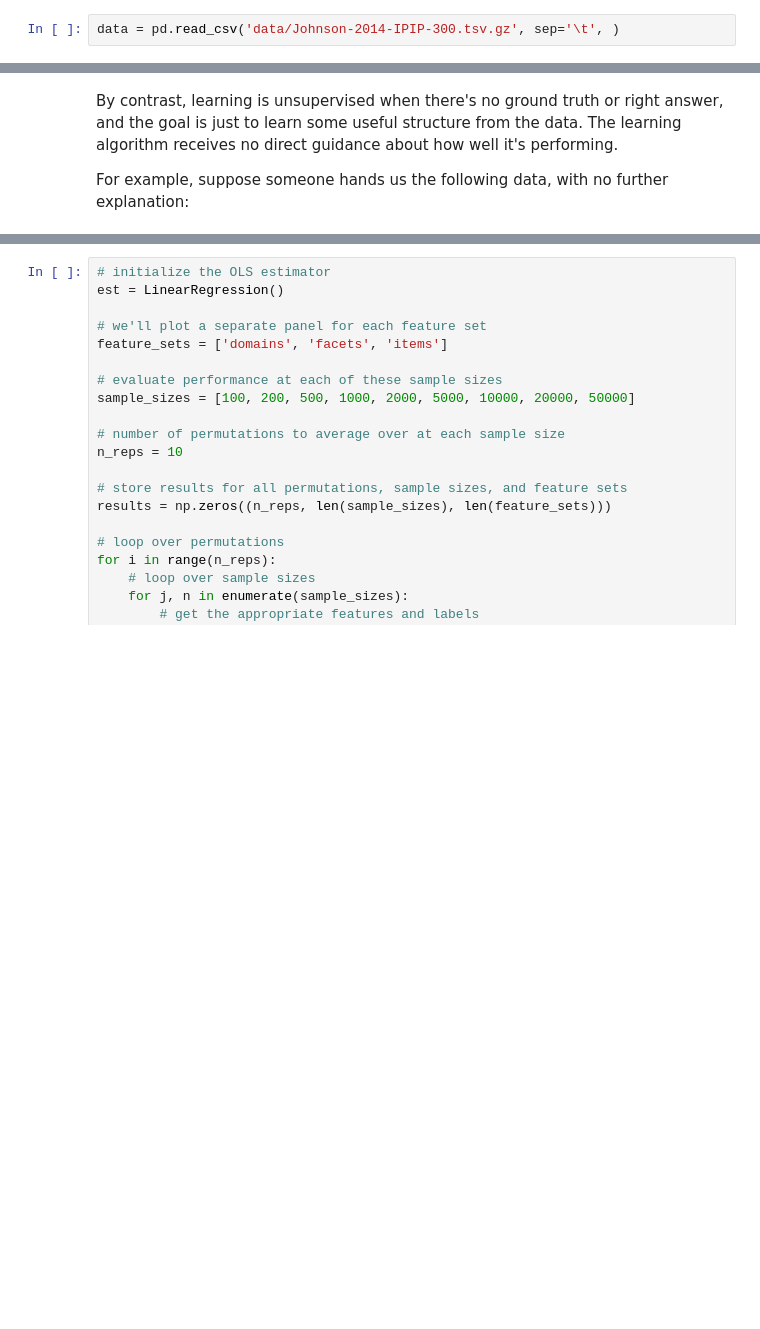
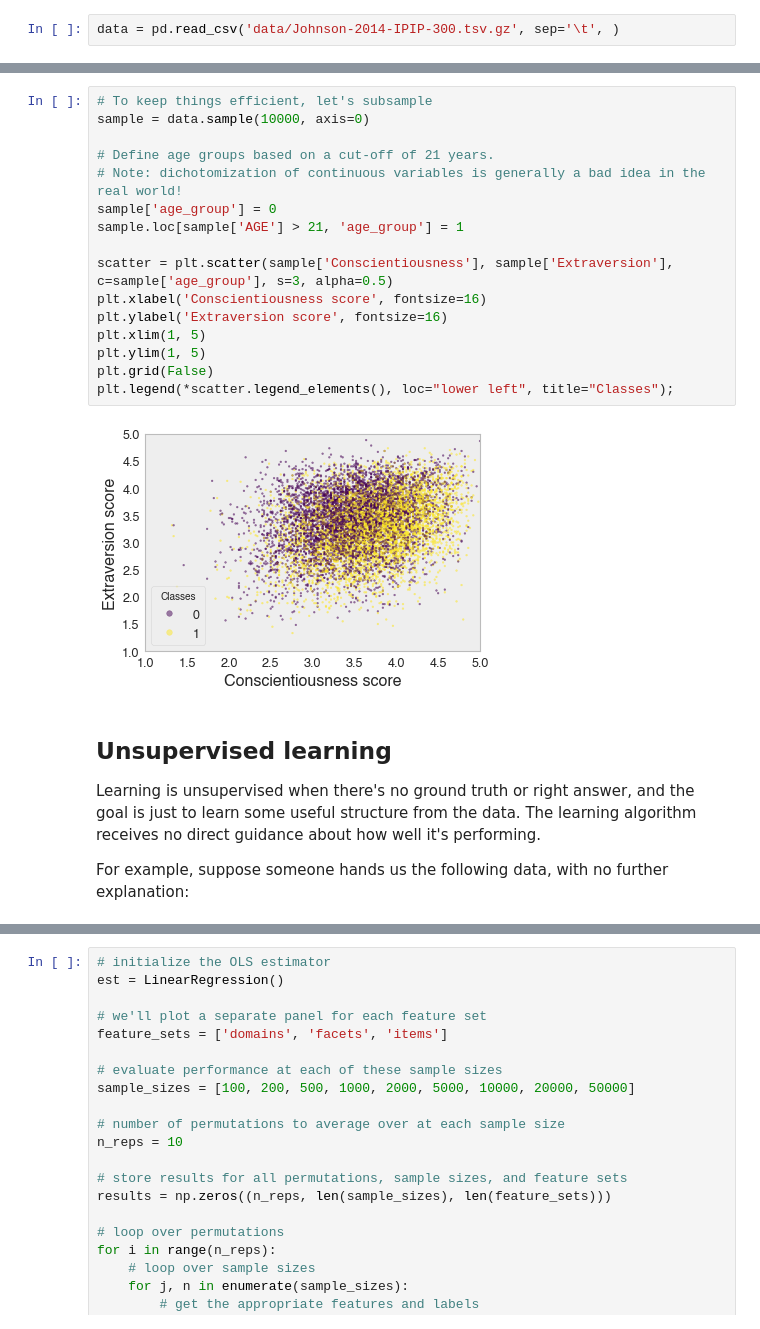
Before and after one commit to neurohackademy/intro_sklearn, a Jupyter notebook: notebooks/2-A-case-study-in-linear-regression.ipynb, the cells around one changed output, grey strips where cells are left out. Cells and saved outputs as stored; diff of their text form; blank space fills up the shorter version.

```diff
--- a/notebooks/2-A-case-study-in-linear-regression.ipynb
+++ b/notebooks/2-A-case-study-in-linear-regression.ipynb
@@ -55,5 +86,24 @@ plt.plot(x_range, y_pred);
+# %%
+# To keep things efficient, let's subsample
+sample = data.sample(10000, axis=0)
+
+# Define age groups based on a cut-off of 21 years.
+# Note: dichotomization of continuous variables is generally a bad idea in the real world!
+sample['age_group'] = 0
+sample.loc[sample['AGE'] > 21, 'age_group'] = 1
+
+scatter = plt.scatter(sample['Conscientiousness'], sample['Extraversion'], c=sample['age_group'], s=3, alpha=0.5)
+plt.xlabel('Conscientiousness score', fontsize=16)
+plt.ylabel('Extraversion score', fontsize=16)
+plt.xlim(1, 5)
+plt.ylim(1, 5)
+plt.grid(False)
+plt.legend(*scatter.legend_elements(), loc="lower left", title="Classes");
+# %% [output]
+[figure, added]
 # %% [markdown]
-By contrast, learning is unsupervised when there's no ground truth or right answer, and the goal is just to learn some useful structure from the data. The learning algorithm receives no direct guidance about how well it's performing.
+## Unsupervised learning
+Learning is unsupervised when there's no ground truth or right answer, and the goal is just to learn some useful structure from the data. The learning algorithm receives no direct guidance about how well it's performing.
 
 For example, suppose someone hands us the following data, with no further explanation:
 # %%
```
Also changed, not shown: parts of 23 cells of this notebook, 3 other files.
